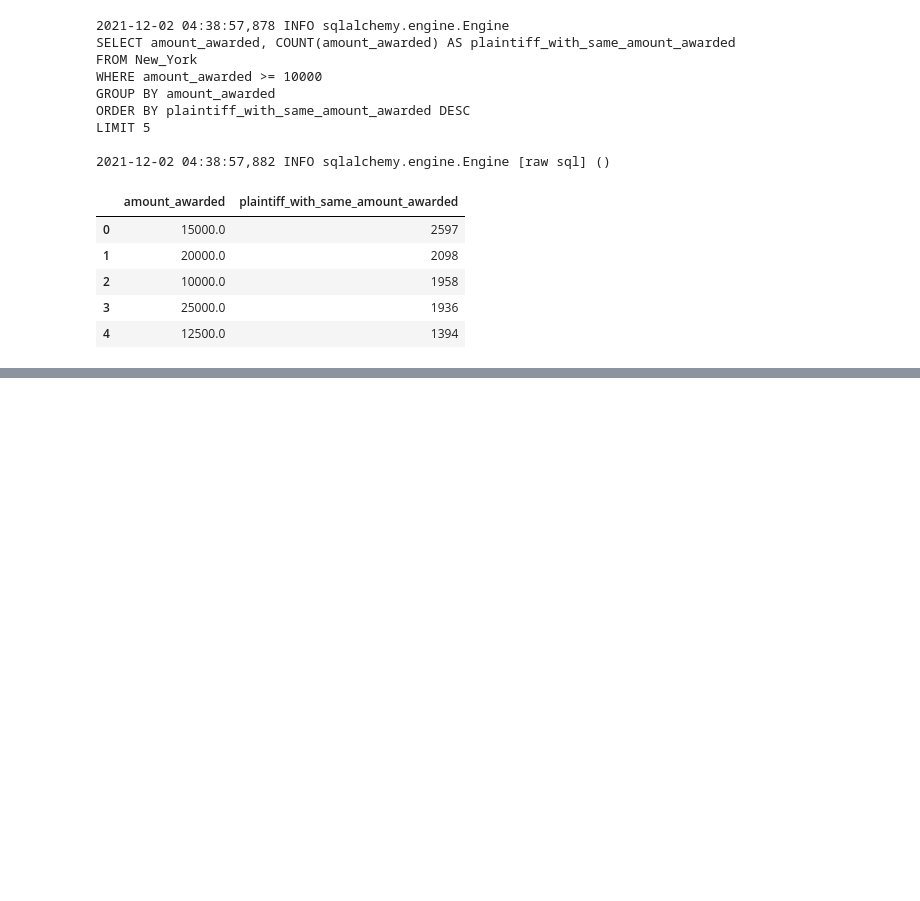
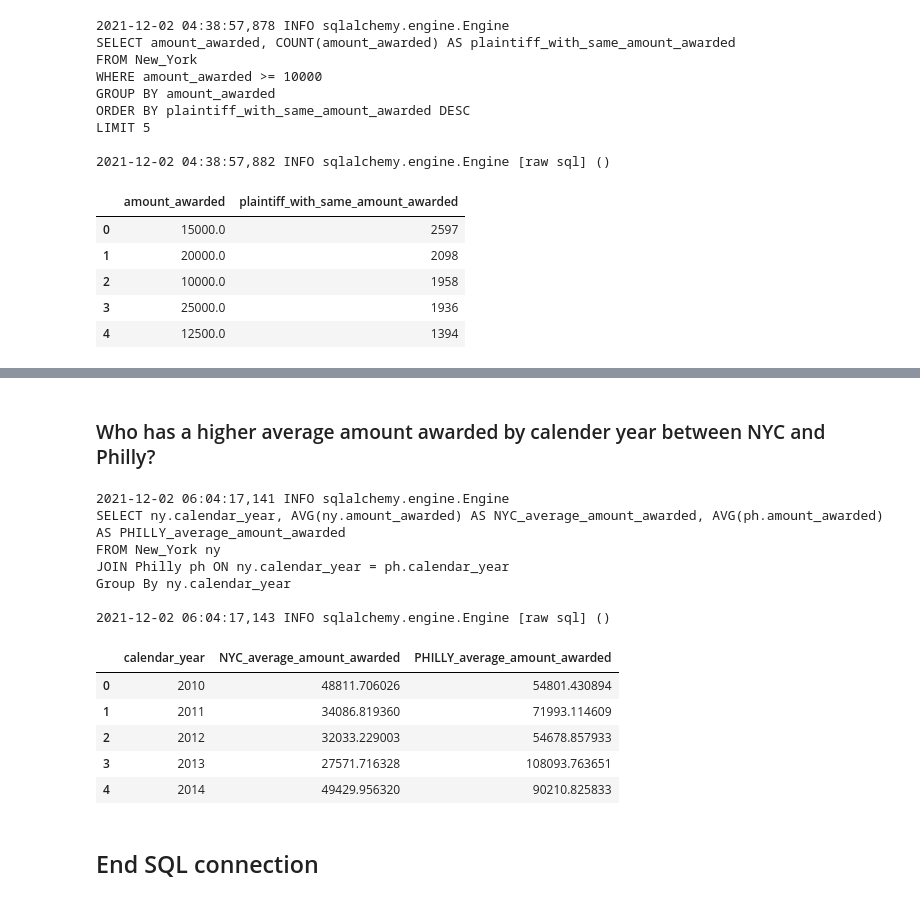
Before and after one commit to Savvy-Slowley/Police-Misconduct, a Jupyter notebook: Police_Misconduct.ipynb, the cells around one changed output, grey strips where cells are left out. Drawn from its saved outputs; the diff is of its cells as text; code cells hidden in the pictures; blank space fills up the shorter version.

```diff
--- a/Police_Misconduct.ipynb
+++ b/Police_Misconduct.ipynb
@@ -350,11 +394,30 @@ df.head()
+# %% [markdown]
+### Who has a higher average amount awarded by calender year between NYC and Philly?
 # %%
-# My SQL query in this string
+# My SQL query
 sql = """
-SELECT DISTINCT(ny.city), DISTINCT(ph.city)
-FROM New_York ny LEFT JOIN Philly ph
-ON ny.calendar_year = ph.calendar_year
+SELECT ny.calendar_year, AVG(ny.amount_awarded) AS NYC_average_amount_awarded, AVG(ph.amount_awarded) AS PHILLY_average_amount_awarded
+FROM New_York ny
+JOIN Philly ph ON ny.calendar_year = ph.calendar_year
+Group By ny.calendar_year
 """
 
 # Read the sql query into pandas to view the results
 df = pd.read_sql_query(sql, engine)
 df.head()
+# %% [output]
+2021-12-02 06:04:17,141 INFO sqlalchemy.engine.Engine
+SELECT ny.calendar_year, AVG(ny.amount_awarded) AS NYC_average_amount_awarded, AVG(ph.amount_awarded) AS PHILLY_average_amount_awarded
+FROM New_York ny
+JOIN Philly ph ON ny.calendar_year = ph.calendar_year
+Group By ny.calendar_year
+
+2021-12-02 06:04:17,143 INFO sqlalchemy.engine.Engine [raw sql] ()
+|  | calendar_year | NYC_average_amount_awarded | PHILLY_average_amount_awarded |
+| 0 | 2010 | 48811.706026 | 54801.430894 |
+| 1 | 2011 | 34086.819360 | 71993.114609 |
+| 2 | 2012 | 32033.229003 | 54678.857933 |
+| 3 | 2013 | 27571.716328 | 108093.763651 |
+| 4 | 2014 | 49429.956320 | 90210.825833 |
+# %% [markdown]
+## End SQL connection
```
Also changed, not shown: parts of 11 cells of this notebook.
